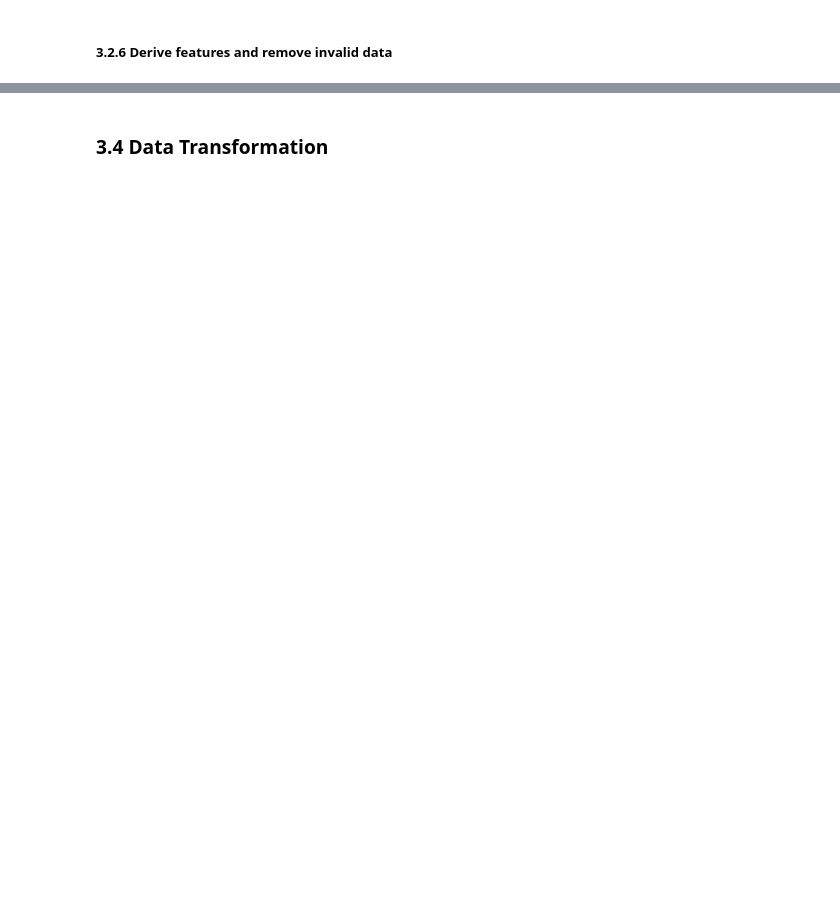
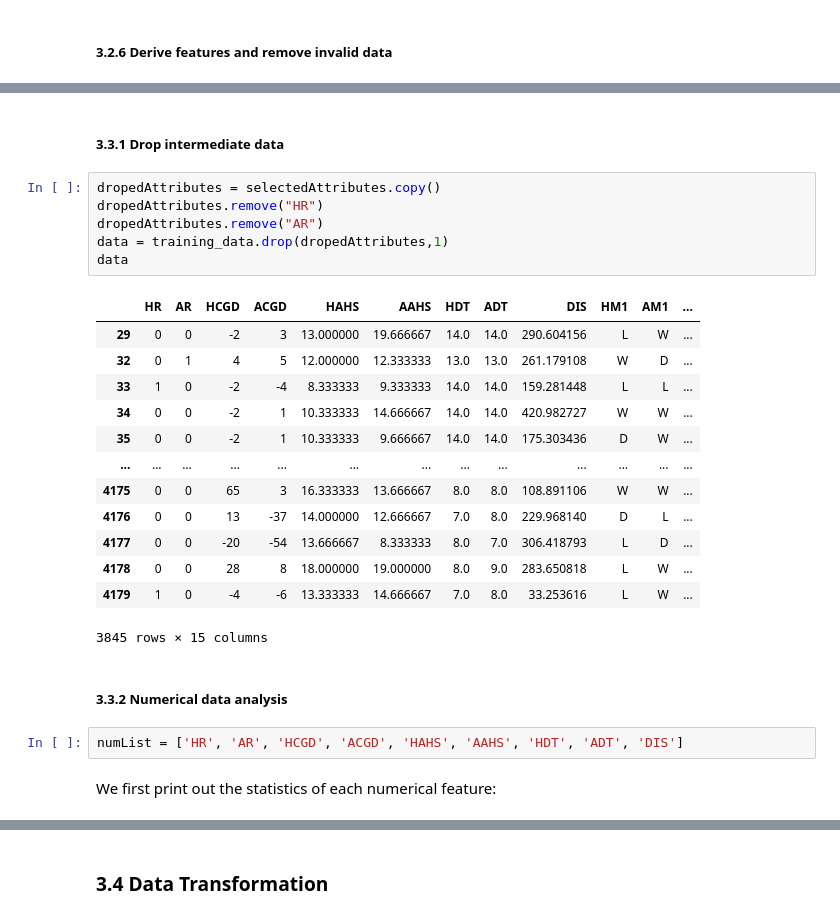
Before and after one commit to Yun5141/0036-groupProject, a Jupyter notebook: FootballResultPrediction.ipynb, the cells around one changed output, grey strips where cells are left out. Drawn from its saved outputs; the diff is of its cells as text; blank space fills up the shorter version.

```diff
--- a/FootballResultPrediction.ipynb
+++ b/FootballResultPrediction.ipynb
@@ -370 +557,29 @@ data = training_data.drop(dropedAttributes,1)
+# %% [markdown]
+##### 3.3.1 Drop intermediate data
+# %%
+dropedAttributes = selectedAttributes.copy()
+dropedAttributes.remove("HR")
+dropedAttributes.remove("AR")
+data = training_data.drop(dropedAttributes,1)
+data
+# %% [output]
+|  | HR | AR | HCGD | ACGD | HAHS | AAHS | HDT | ADT | DIS | HM1 | AM1 | ... |
+| 29 | 0 | 0 | -2 | 3 | 13.000000 | 19.666667 | 14.0 | 14.0 | 290.604156 | L | W | ... |
+| 32 | 0 | 1 | 4 | 5 | 12.000000 | 12.333333 | 13.0 | 13.0 | 261.179108 | W | D | ... |
+| 33 | 1 | 0 | -2 | -4 | 8.333333 | 9.333333 | 14.0 | 14.0 | 159.281448 | L | L | ... |
+| 34 | 0 | 0 | -2 | 1 | 10.333333 | 14.666667 | 14.0 | 14.0 | 420.982727 | W | W | ... |
+| 35 | 0 | 0 | -2 | 1 | 10.333333 | 9.666667 | 14.0 | 14.0 | 175.303436 | D | W | ... |
+| ... | ... | ... | ... | ... | ... | ... | ... | ... | ... | ... | ... | ... |
+| 4175 | 0 | 0 | 65 | 3 | 16.333333 | 13.666667 | 8.0 | 8.0 | 108.891106 | W | W | ... |
+| 4176 | 0 | 0 | 13 | -37 | 14.000000 | 12.666667 | 7.0 | 8.0 | 229.968140 | D | L | ... |
+| 4177 | 0 | 0 | -20 | -54 | 13.666667 | 8.333333 | 8.0 | 7.0 | 306.418793 | L | D | ... |
+| 4178 | 0 | 0 | 28 | 8 | 18.000000 | 19.000000 | 8.0 | 9.0 | 283.650818 | L | W | ... |
+| 4179 | 1 | 0 | -4 | -6 | 13.333333 | 14.666667 | 7.0 | 8.0 | 33.253616 | L | W | ... |
+3845 rows × 15 columns
+# %% [markdown]
+##### 3.3.2 Numerical data analysis
+# %%
+numList = ['HR', 'AR', 'HCGD', 'ACGD', 'HAHS', 'AAHS', 'HDT', 'ADT', 'DIS']
+# %% [markdown]
+We first print out the statistics of each numerical feature:
 # %%
```
Also changed, not shown: parts of 114 cells of this notebook.
